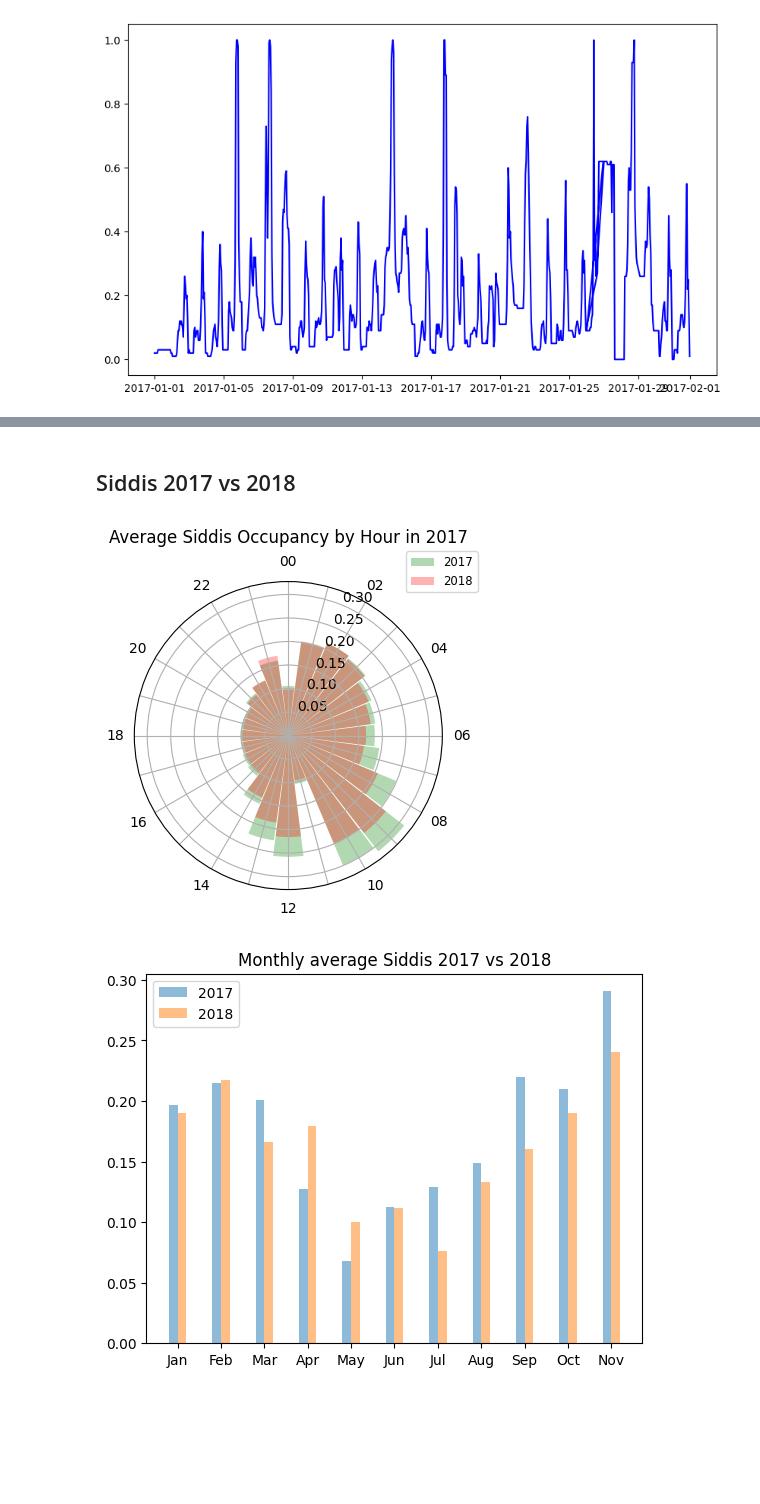
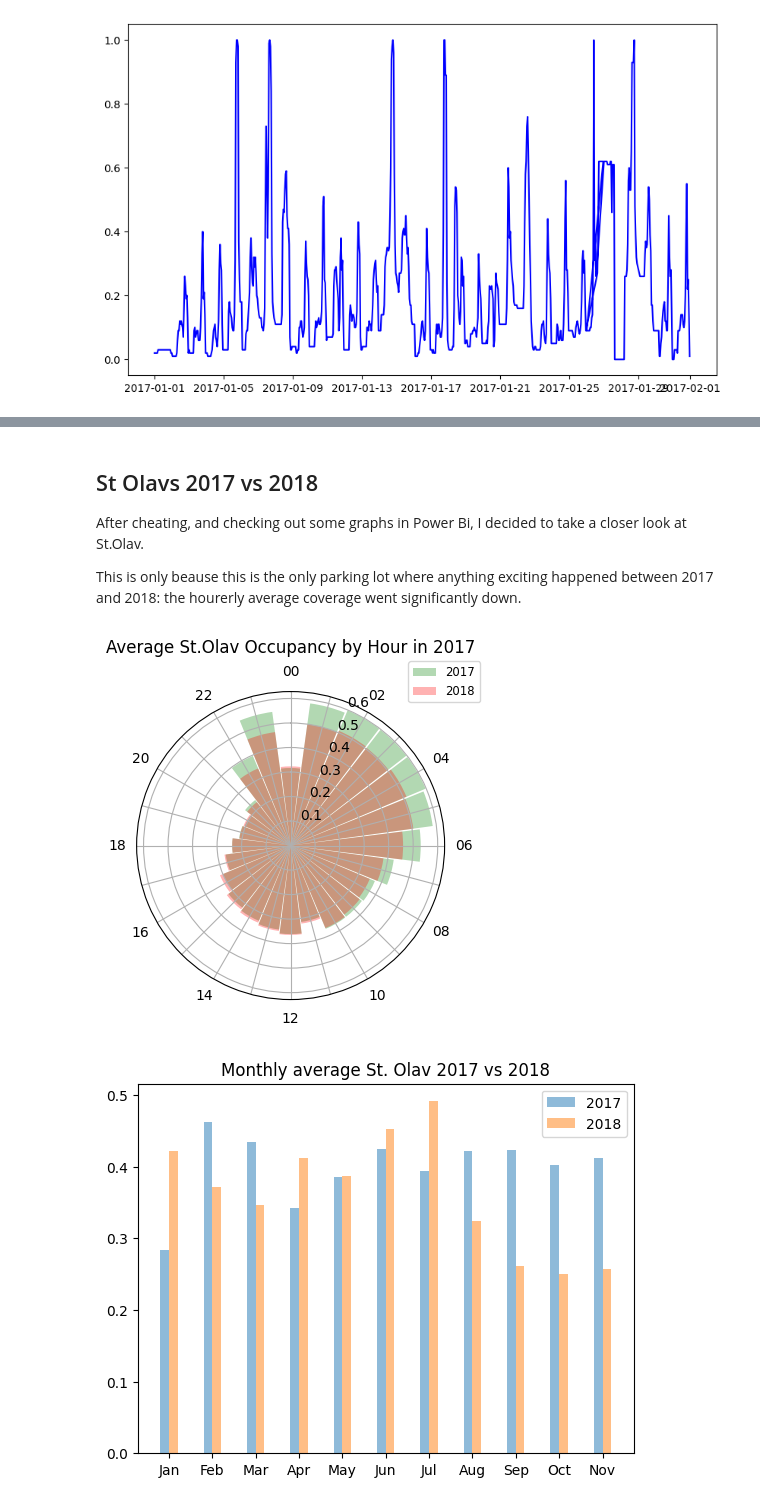
Before and after one commit to lenelise/stavanger_parkinglots, a Jupyter notebook: parking.ipynb, the cells around one changed output, grey strips where cells are left out. Saved outputs shown, nothing was run; the diff lists cells and outputs as text; code cells hidden in the pictures; blank space fills up the shorter version.

```diff
--- a/parking.ipynb
+++ b/parking.ipynb
@@ -12,21 +16,23 @@ import numpy as np
 import matplotlib.pyplot as plt
 import plotly.express as px
 
+#some variables that will be useful later on:
 parkinglots = ['Siddis', 'Forum', 'Jernbanen', 'Posten', 'Jorenholmen', 'St. Olav', 'Valberget', 'Kyrre', 'Parketten']
-colors = ['teal', 'green', 'red', 'blue', 'red', 'purple', 'orange', 'yellow', 'pink']
+colors = ['teal', 'green', 'red', 'blue', 'grey', 'purple', 'orange', 'yellow', 'pink']
+colors2 = ['red', 'pink', 'teal', 'orange', 'purple', 'grey', 'blue', 'green', 'green']
 months = ['Jan', 'Feb', 'Mar', 'Apr', 'May', 'Jun', 'Jul', 'Aug', 'Sep', 'Oct', 'Nov', 'Dec']
 hours = ['00','01','02','03','04','05','06','07','08','09', '10','11','12','13','14','15','16','17','18','19','20','21','22','23']
 hours_every_other = ['00',' ','02',' ','04',' ','06',' ','08',' ','10',' ','12',' ','14',' ','16',' ','18',' ','20',' ','22', ' ']
+hours_every_four = ['','01',' ',' ','','05',' ',' ','','09','',' ','','13','',' ','','17','',' ','','21','', ' ']
+
 
 def fix_date(date):
     '''
-    Helper function that reformats the Dates to a format that can then be converted to a datetime object
+    A helper function that reformats the Dates to a format that can then be converted to a datetime object
     '''
     day = str(date[0])
     month= str(date[1])
     year = '20' + str(date[2])
-
-    #English-ify the months:
 
     if month == 'mai':
         month = 'may'
@@ -49,10 +55,9 @@ parkering2018.head()
 | 4 | 1-jan-18 | 4:00 | 2,0 | 0,0 | 17,0 | 5,0 | 15,0 | 21,0 | 6,0 | 15,0 | ... |
 # %%
 #Fixing the dates, and adding date+time in a seperate column as a datetime object
-
 parkering2018['Dato'] = parkering2018['Dato'].str.split('-')
-parkering2018['Tidspunkt'] = parkering2018['Dato'].apply(fix_date) + ' ' + parkering2018['Tid']
-parkering2018['Tidspunkt'] = pd.to_datetime(parkering2018['Tidspunkt'])
+parkering2018['Tidspunkt'] = parkering2018['Dato'].apply(fix_date) + ' ' + parkering2018['Tid'] #collecting date + time into a separate column
+parkering2018['Tidspunkt'] = pd.to_datetime(parkering2018['Tidspunkt']) #converting the new column to datetime
 
 # Converting the numericals to ratios (floating numbers between 0 and 1)
 for lot in parkinglots:
@@ -60,10 +65,11 @@ for lot in parkinglots:
     parkering2018[lot] = parkering2018[lot].astype('float32')
     parkering2018[lot] = parkering2018[lot]/100
 
-#trekker ut mnd for senere bruk
+#adding a couple of extra columns for future ease. No new information here, just a better setup for visualisations below
 parkering2018['Month'] = parkering2018['Tidspunkt'].dt.month # jan=1, ..., dec=12
+parkering2018['Hour'] = parkering2018['Tid'].str.split(':').str[0].astype('int32')
 
-#making sure we dont have any negative values
-parkering2018.describe()
+#previewing the final dataframe:
+parkering2018.head()
 # %% [output]
 Could not infer format, so each element will be parsed individually, falling back to `dateutil`. To ensure parsing is consistent and as-expected, please specify a format.
@@ -115,6 +118,9 @@ for lot in parkinglots:
 
 
 parkering2017['Month'] = parkering2017['Tidspunkt'].dt.month # jan=1, ..., dec=12
+parkering2017['Hour'] = parkering2017['Tid'].str.split(':').str[0].astype('int32')
+
+#previewing final dataframe:
 parkering2017.head()
 # %% [output]
 Could not infer format, so each element will be parsed individually, falling back to `dateutil`. To ensure parsing is consistent and as-expected, please specify a format.
@@ -217,2 +292,6 @@ plt.show()
 # %% [markdown]
-## Siddis 2017 vs 2018
+## St Olavs 2017 vs 2018
+
+After cheating, and checking out some graphs in Power Bi, I decided to take a closer look at St.Olav.
+
+This is only beause this is the only parking lot where anything exciting happened between 2017 and 2018: the hourerly average coverage went significantly down.
@@ -222,9 +298,11 @@ Siddis_hour_average_2018 = parkering2018.groupby('Tid')['Siddis'].mean()
 # %%
-#The plotting
+StOlav_hour_average_2017 = parkering2017.groupby('Tid')['St. Olav'].mean()
+StOlav_hour_average_2018 = parkering2018.groupby('Tid')['St. Olav'].mean()
+
 fig, ax = plt.subplots(figsize=(4,4), subplot_kw={'projection': 'polar'})
 
-bars = ax.bar(angles, Siddis_hour_average_2017, width=0.25, color=colors[1], alpha=0.3, label='2017') #alpha styrer gjennomsiktighetsgraden
-bars = ax.bar(angles, Siddis_hour_average_2018, width=0.25, color=colors[2], alpha=0.3, label ='2018') #alpha styrer gjennomsiktighetsgraden
+bars = ax.bar(angles, StOlav_hour_average_2017, width=0.25, color=colors[1], alpha=0.3, label='2017') #alpha styrer gjennomsiktighetsgraden
+bars = ax.bar(angles, StOlav_hour_average_2018, width=0.25, color=colors[2], alpha=0.3, label ='2018') #alpha styrer gjennomsiktighetsgraden
 
 ax.legend(loc='best', fontsize='small', bbox_to_anchor=(1,0.97), bbox_transform = fig.transFigure) #plasseres ut fra figurens akser, ikke Axes' akser
 
@@ -233,29 +311,29 @@ ax.set_theta_zero_location("N")  # 12 o'clock starts at top
 ax.set_theta_direction(-1)       # Clockwise
 ax.set_xticks(angles)
 ax.set_xticklabels(hours_every_other)
-ax.set_title("Average Siddis Occupancy by Hour in 2017", va='bottom')
+ax.set_title("Average St.Olav Occupancy by Hour in 2017", va='bottom')
 
 plt.show()
 # %% [output]
-[figure, old version]
+[figure, new version]
 # %%
-## Siddis occupancy by monthly averages
-siddis_monthly_average_2017 = parkering2017.groupby('Month')['Siddis'].mean()
-siddis_monthly_average_2018 = parkering2018.groupby('Month')['Siddis'].mean() #2018 mangler data for desember
+## St. Olav occupancy by monthly averages
+StOlav_hour_average_2017 = parkering2017.groupby('Month')['St. Olav'].mean()
+StOlav_hour_average_2018 = parkering2018.groupby('Month')['St. Olav'].mean() #2018 mangler data for desember
 
 fig,ax = plt.subplots()
 
 w, x = 0.2, np.arange(len(months)-1)
 
 # ax.bar(months[:-1], siddis_monthly_average_2017.values[:-1], label='2017', width=0.2, alpha=0.5)
 # ax.bar(months[:-1], siddis_monthly_average_2018.values, label='2018', width=0.2, alpha=0.5)
-ax.bar(x-w/2, siddis_monthly_average_2017.values[:-1], label='2017', width=0.2, alpha=0.5)
-ax.bar(x+w/2, siddis_monthly_average_2018.values, label='2018', width=0.2, alpha=0.5)
+ax.bar(x-w/2, StOlav_hour_average_2017.values[:-1], label='2017', width=0.2, alpha=0.5)
+ax.bar(x+w/2, StOlav_hour_average_2018.values, label='2018', width=0.2, alpha=0.5)
 
 ax.set_xticks(ticks=x, labels=months[:-1])
-ax.set_title("Monthly average Siddis 2017 vs 2018")
+ax.set_title("Monthly average St. Olav 2017 vs 2018")
 ax.legend()
 
 plt.show()
 # %% [output]
-[figure, old version]
+[figure, new version]
```
Also changed, not shown: parts of 14 cells of this notebook.
